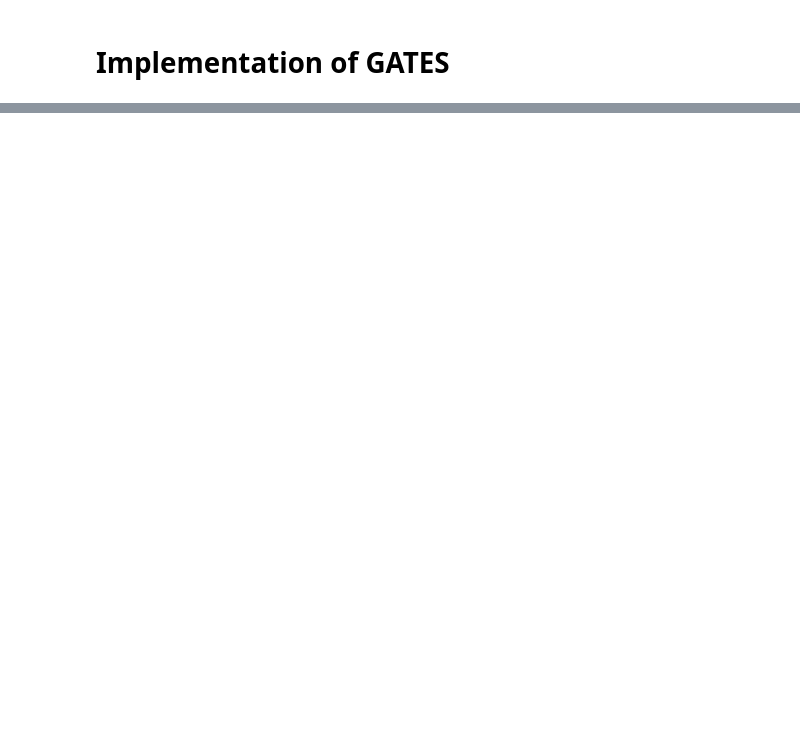
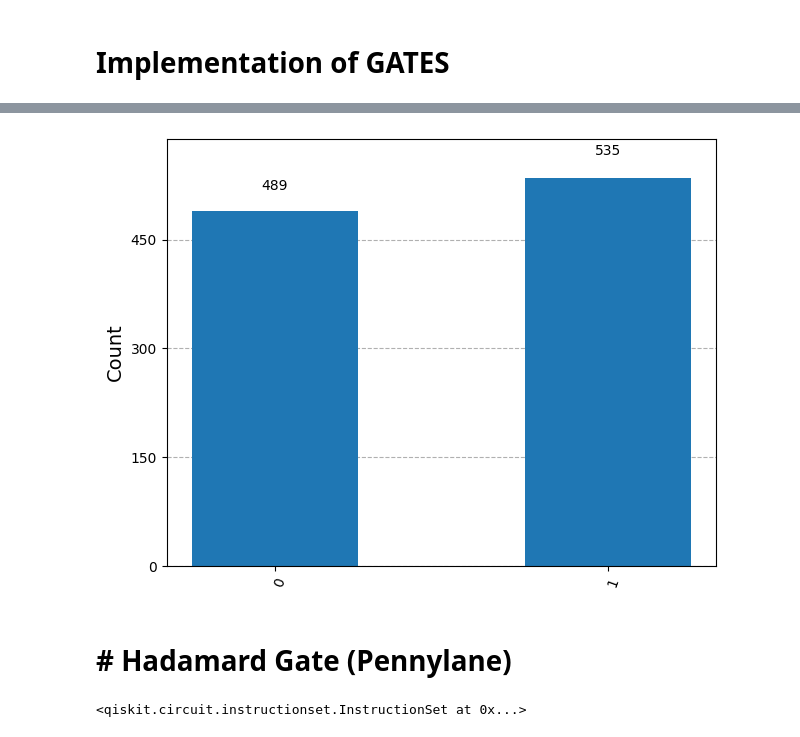
Before and after one commit to GitHarsh19/Qiskit, a Jupyter notebook: Qiskit.ipynb, the cells around one changed output, grey strips where cells are left out. Saved outputs shown, nothing was run; the diff lists cells and outputs as text; code cells hidden in the pictures; blank space fills up the shorter version.

```diff
--- a/Qiskit.ipynb
+++ b/Qiskit.ipynb
@@ -143,0 +187,4 @@ plot_histogram(counts_real)
+# %%
+circuit =   QuantumCircuit(1,1)
+circuit.h(0)
+circuit.measure(0,0)
@@ -143,0 +197,9 @@ plot_histogram(counts_real)
+# %%
+backend = Aer.get_backend('qasm_simulator')
+job = backend.run(circuit, shots=1024)
+counts = job.result().get_counts()
+plot_histogram(counts)
+# %% [output]
+[figure, added]
+# %% [markdown]
+# # Hadamard Gate (Pennylane)
@@ -143,0 +215,11 @@ plot_histogram(counts_real)
+# %%
+#00 + 11
+
+circuit1 = QuantumCircuit(2,2)
+circuit1.x(0)
+circuit1.h(0)
+circuit1.cx(0,1)
+circuit1.measure(0,0)
+circuit1.measure(1,1)
+# %% [output]
+<qiskit.circuit.instructionset.InstructionSet at 0x...>
```
Also changed, not shown: parts of 16 cells of this notebook, 2 other files.
